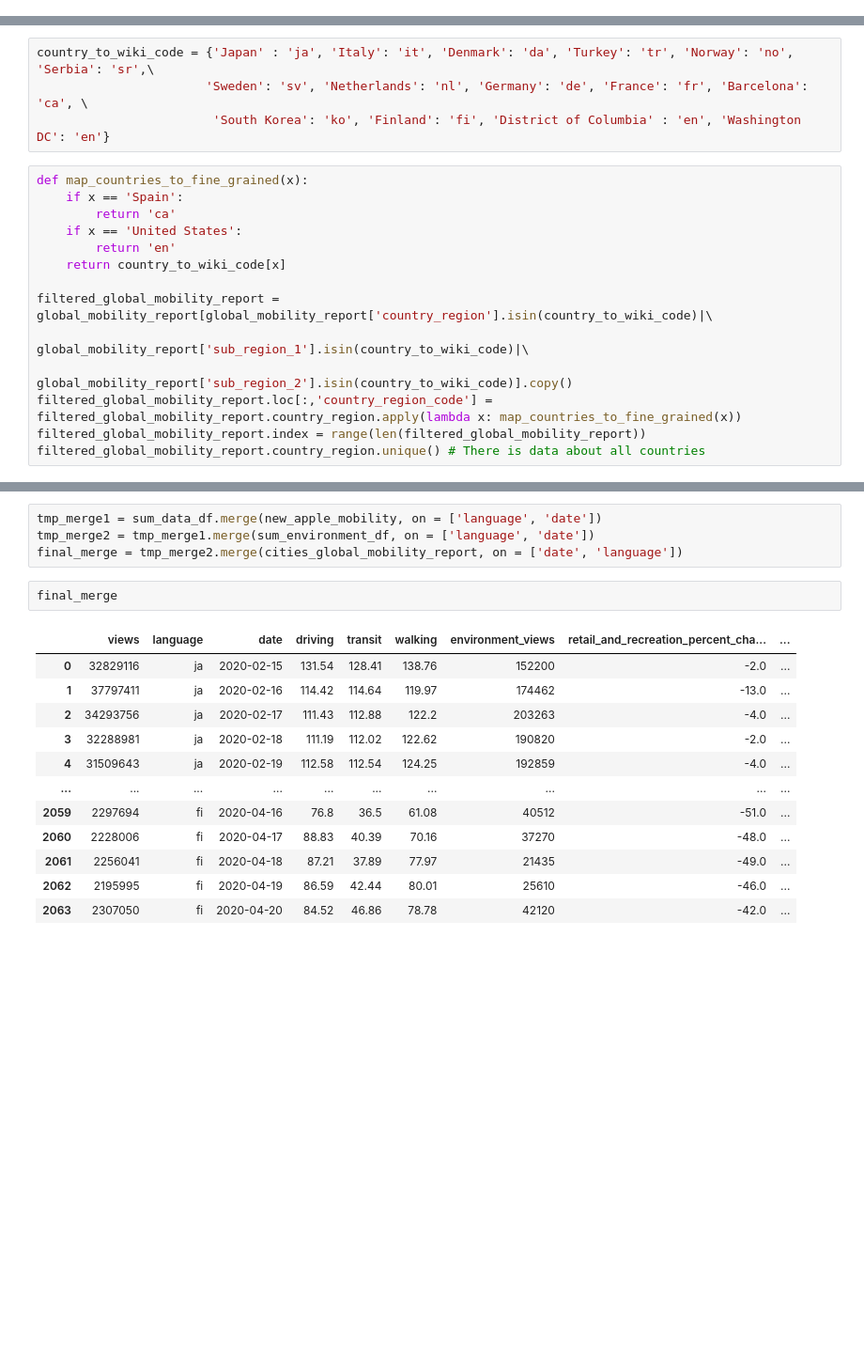
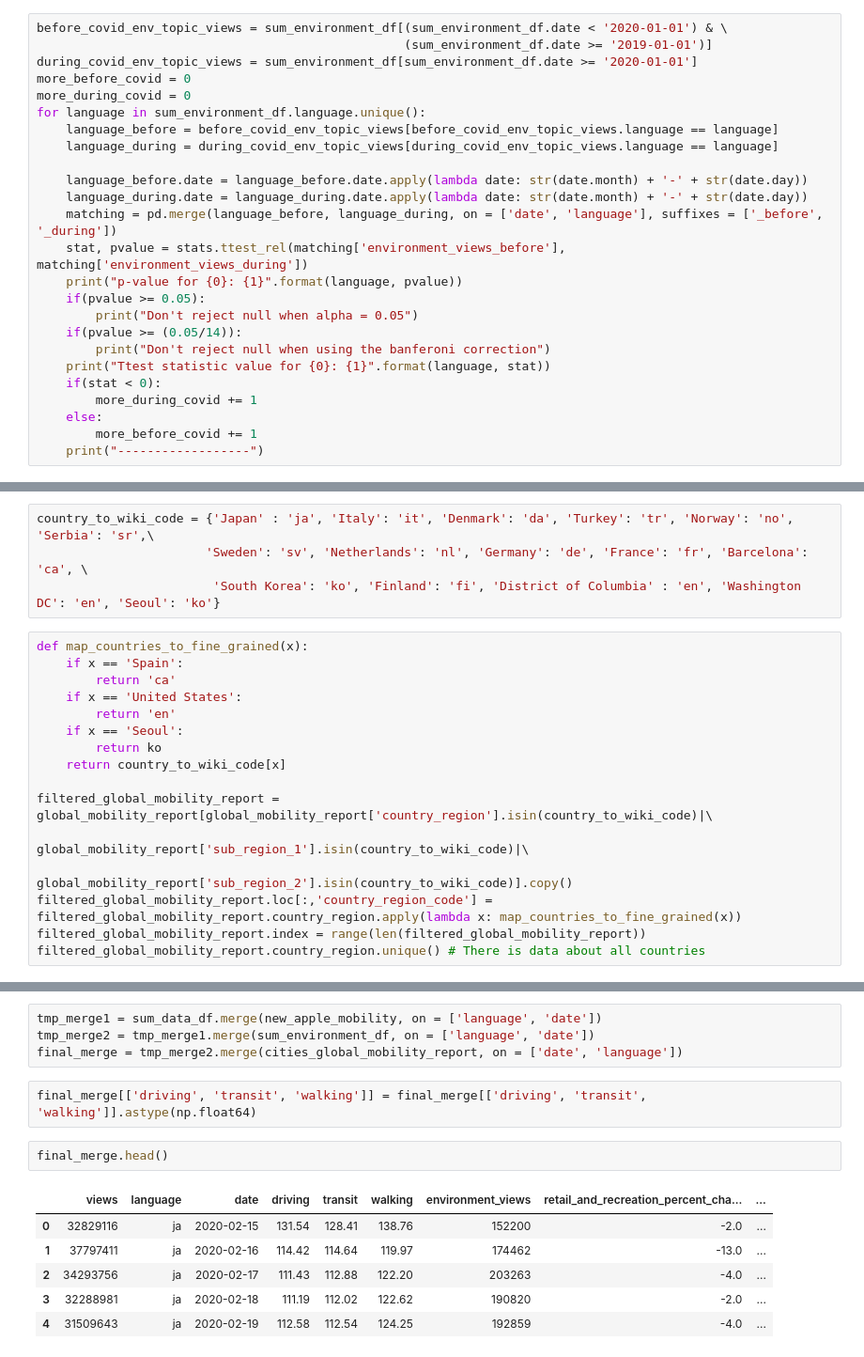
Before and after one commit to epfl-ada/ada-2022-project-wetried, a Jupyter notebook: Exploration corona.ipynb, the cells around one changed output, grey strips where cells are left out. Shown: that part at 94% size. Drawn from its saved outputs; the diff is of its cells as text; blank space fills up the shorter version.

```diff
--- a/Exploration corona.ipynb
+++ b/Exploration corona.ipynb
@@ -387,3 +391,28 @@ for country_code in sum_environment_df.language.unique():
     hist_topic_views(sum_environment_df, country_code)
 # %% [markdown]
 **TODO: SOME HYPOTHESIS TESTING AND STUFF WITH THE ENVIRONMENT DATA**
+# %%
+before_covid_env_topic_views = sum_environment_df[(sum_environment_df.date < '2020-01-01') & \
+                                                  (sum_environment_df.date >= '2019-01-01')]
+during_covid_env_topic_views = sum_environment_df[sum_environment_df.date >= '2020-01-01']
+more_before_covid = 0
+more_during_covid = 0
+for language in sum_environment_df.language.unique():
+    language_before = before_covid_env_topic_views[before_covid_env_topic_views.language == language]
+    language_during = during_covid_env_topic_views[during_covid_env_topic_views.language == language]
+
+    language_before.date = language_before.date.apply(lambda date: str(date.month) + '-' + str(date.day))
+    language_during.date = language_during.date.apply(lambda date: str(date.month) + '-' + str(date.day))
+    matching = pd.merge(language_before, language_during, on = ['date', 'language'], suffixes = ['_before', '_during'])
+    stat, pvalue = stats.ttest_rel(matching['environment_views_before'], matching['environment_views_during'])
+    print("p-value for {0}: {1}".format(language, pvalue))
+    if(pvalue >= 0.05):
+        print("Don't reject null when alpha = 0.05")
+    if(pvalue >= (0.05/14)):
+        print("Don't reject null when using the banferoni correction")
+    print("Ttest statistic value for {0}: {1}".format(language, stat))
+    if(stat < 0):
+        more_during_covid += 1
+    else:
+        more_before_covid += 1
+    print("------------------")
@@ -609,13 +661,15 @@ First of all, let us keep from both mobility datasets only the countries that we
 # %%
 country_to_wiki_code = {'Japan' : 'ja', 'Italy': 'it', 'Denmark': 'da', 'Turkey': 'tr', 'Norway': 'no', 'Serbia': 'sr',\
                        'Sweden': 'sv', 'Netherlands': 'nl', 'Germany': 'de', 'France': 'fr', 'Barcelona': 'ca', \
-                        'South Korea': 'ko', 'Finland': 'fi', 'District of Columbia' : 'en', 'Washington DC': 'en'}
+                        'South Korea': 'ko', 'Finland': 'fi', 'District of Columbia' : 'en', 'Washington DC': 'en', 'Seoul': 'ko'}
 # %%
 def map_countries_to_fine_grained(x):
     if x == 'Spain':
         return 'ca'
     if x == 'United States':
         return 'en'
+    if x == 'Seoul':
+        return ko
     return country_to_wiki_code[x]
 
 filtered_global_mobility_report = global_mobility_report[global_mobility_report['country_region'].isin(country_to_wiki_code)|\
@@ -681,18 +735,14 @@ for language in sum_data_df.language.unique():
 tmp_merge1 = sum_data_df.merge(new_apple_mobility, on = ['language', 'date'])
 tmp_merge2 = tmp_merge1.merge(sum_environment_df, on = ['language', 'date'])
 final_merge = tmp_merge2.merge(cities_global_mobility_report, on = ['date', 'language'])
+# %%
+final_merge[['driving', 'transit', 'walking']] = final_merge[['driving', 'transit', 'walking']].astype(np.float64)
 # %%
-final_merge
+final_merge.head()
 # %% [output]
 |  | views | language | date | driving | transit | walking | environment_views | retail_and_recreation_percent_cha... | ... |
 | 0 | 32829116 | ja | 2020-02-15 | 131.54 | 128.41 | 138.76 | 152200 | -2.0 | ... |
 | 1 | 37797411 | ja | 2020-02-16 | 114.42 | 114.64 | 119.97 | 174462 | -13.0 | ... |
-| 2 | 34293756 | ja | 2020-02-17 | 111.43 | 112.88 | 122.2 | 203263 | -4.0 | ... |
+| 2 | 34293756 | ja | 2020-02-17 | 111.43 | 112.88 | 122.20 | 203263 | -4.0 | ... |
 | 3 | 32288981 | ja | 2020-02-18 | 111.19 | 112.02 | 122.62 | 190820 | -2.0 | ... |
 | 4 | 31509643 | ja | 2020-02-19 | 112.58 | 112.54 | 124.25 | 192859 | -4.0 | ... |
-| ... | ... | ... | ... | ... | ... | ... | ... | ... | ... |
-| 2059 | 2297694 | fi | 2020-04-16 | 76.8 | 36.5 | 61.08 | 40512 | -51.0 | ... |
-| 2060 | 2228006 | fi | 2020-04-17 | 88.83 | 40.39 | 70.16 | 37270 | -48.0 | ... |
-| 2061 | 2256041 | fi | 2020-04-18 | 87.21 | 37.89 | 77.97 | 21435 | -49.0 | ... |
-| 2062 | 2195995 | fi | 2020-04-19 | 86.59 | 42.44 | 80.01 | 25610 | -46.0 | ... |
-| 2063 | 2307050 | fi | 2020-04-20 | 84.52 | 46.86 | 78.78 | 42120 | -42.0 | ... |
```
Also changed, not shown: parts of 15 cells of this notebook.
